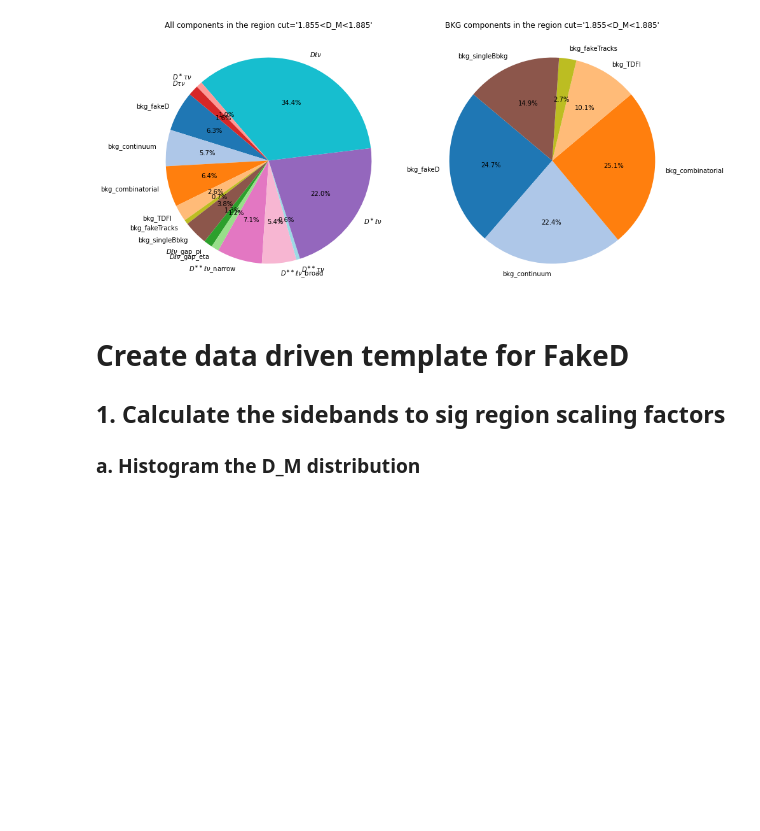
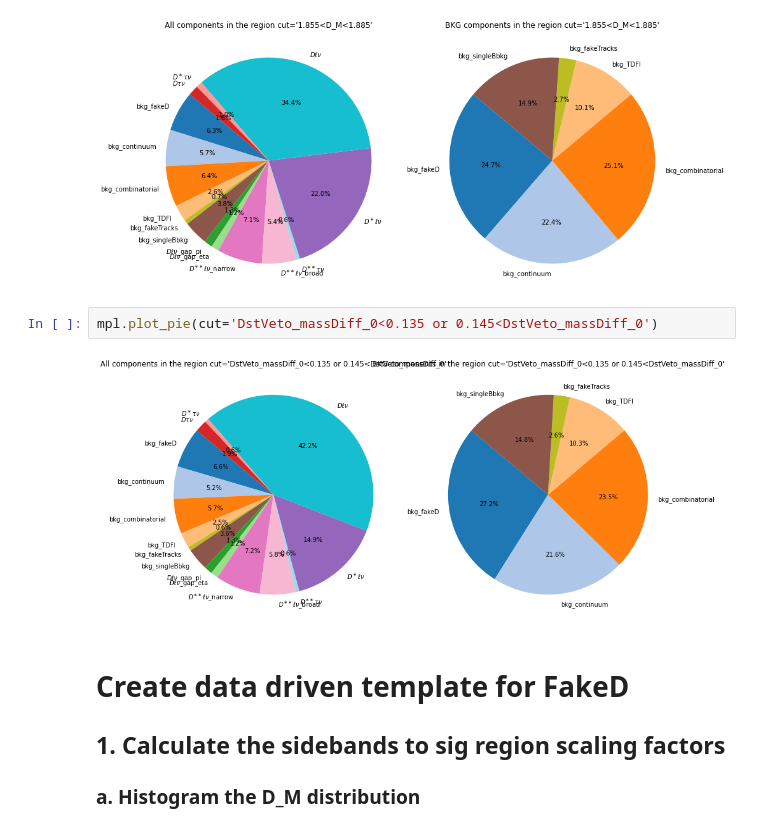
Before and after one commit to zjkjsd/inclusive_R_D, a Jupyter notebook: Notebooks/Plotting/1_PlotNtuple_signalRegion_e.ipynb, the cells around one changed output. Drawn from its saved outputs; the diff is of its cells as text; blank space fills up the shorter version.

```diff
--- a/Notebooks/Plotting/1_PlotNtuple_signalRegion_e.ipynb
+++ b/Notebooks/Plotting/1_PlotNtuple_signalRegion_e.ipynb
@@ -425,6 +393,10 @@ data_hist_all, mc_hist_all = mpl.plot_data_mc_stacked(
 mpl.plot_pie()
 # %% [output]
 [figure]
+# %%
+mpl.plot_pie(cut='DstVeto_massDiff_0<0.135 or 0.145<DstVeto_massDiff_0')
+# %% [output]
+[figure, added]
 # %% [markdown]
 # Create data driven template for FakeD
 ## 1. Calculate the sidebands to sig region scaling factors
```
Also changed, not shown: parts of 14 cells of this notebook, 10 other files.
